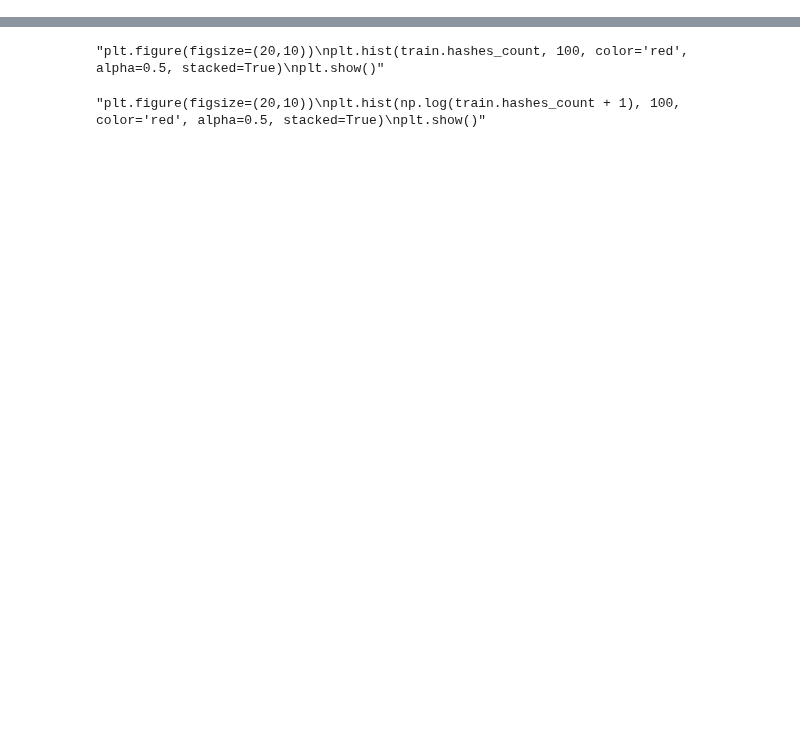
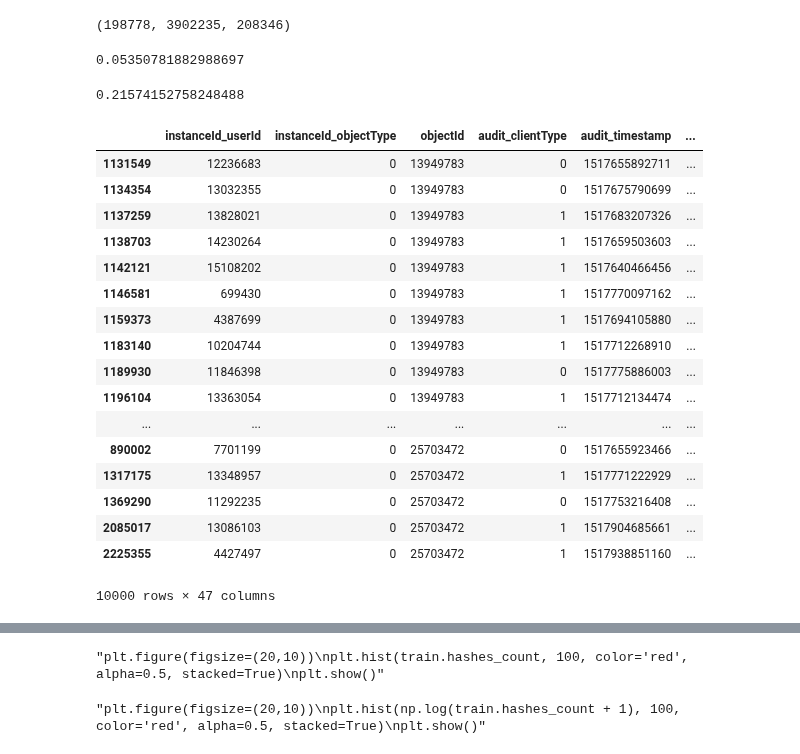
Before and after one commit to tyamgin/mlbootcamp, a Jupyter notebook: championship19/Untitled1.ipynb, the cells around one changed output, grey strips where cells are left out. Drawn from its saved outputs; the diff is of its cells as text; code cells hidden in the pictures; blank space fills up the shorter version.

```diff
--- a/championship19/Untitled1.ipynb
+++ b/championship19/Untitled1.ipynb
@@ -44,3 +54,42 @@ test_data = test_data.join(test_texts_features.set_index('objectId'), how='inner
+# %%
+len(np.intersect1d(train_data.instanceId_userId.unique(), test_data.instanceId_userId.unique())),\
+    len(train_data.instanceId_userId.unique()), len(test_data.instanceId_userId.unique())
+# %% [output]
+(198778, 3902235, 208346)
+# %%
+qq = train_data[['instanceId_userId', 'objectId', 'liked']].groupby(['instanceId_userId', 'objectId']).count()
+qq.rename(columns={'liked': 'edits_count'}, inplace=True)
+# %%
+train_data = train_data.join(qq, how='left', on=['instanceId_userId', 'objectId'])
+# %%
+(qq.liked > 1).mean()
+# %% [output]
+0.05350781882988697
+# %%
+(train_data.edits_count > 1).mean()
+# %% [output]
+0.21574152758248488
+# %%
+train_data.iloc[10000:20000,:]
+# %% [output]
+|  | instanceId_userId | instanceId_objectType | objectId | audit_clientType | audit_timestamp | ... |
+| 1131549 | 12236683 | 0 | 13949783 | 0 | 1517655892711 | ... |
+| 1134354 | 13032355 | 0 | 13949783 | 0 | 1517675790699 | ... |
+| 1137259 | 13828021 | 0 | 13949783 | 1 | 1517683207326 | ... |
+| 1138703 | 14230264 | 0 | 13949783 | 1 | 1517659503603 | ... |
+| 1142121 | 15108202 | 0 | 13949783 | 1 | 1517640466456 | ... |
+| 1146581 | 699430 | 0 | 13949783 | 1 | 1517770097162 | ... |
+| 1159373 | 4387699 | 0 | 13949783 | 1 | 1517694105880 | ... |
+| 1183140 | 10204744 | 0 | 13949783 | 1 | 1517712268910 | ... |
+| 1189930 | 11846398 | 0 | 13949783 | 0 | 1517775886003 | ... |
+| 1196104 | 13363054 | 0 | 13949783 | 1 | 1517712134474 | ... |
+| ... | ... | ... | ... | ... | ... | ... |
+| 890002 | 7701199 | 0 | 25703472 | 0 | 1517655923466 | ... |
+| 1317175 | 13348957 | 0 | 25703472 | 1 | 1517771222929 | ... |
+| 1369290 | 11292235 | 0 | 25703472 | 0 | 1517753216408 | ... |
+| 2085017 | 13086103 | 0 | 25703472 | 1 | 1517904685661 | ... |
+| 2225355 | 4427497 | 0 | 25703472 | 1 | 1517938851160 | ... |
+10000 rows × 47 columns
 # %%
 class SimpleModel(MyModel):
     def fit(self, data):
```
Also changed, not shown: parts of 18 cells of this notebook, 3 other files.
